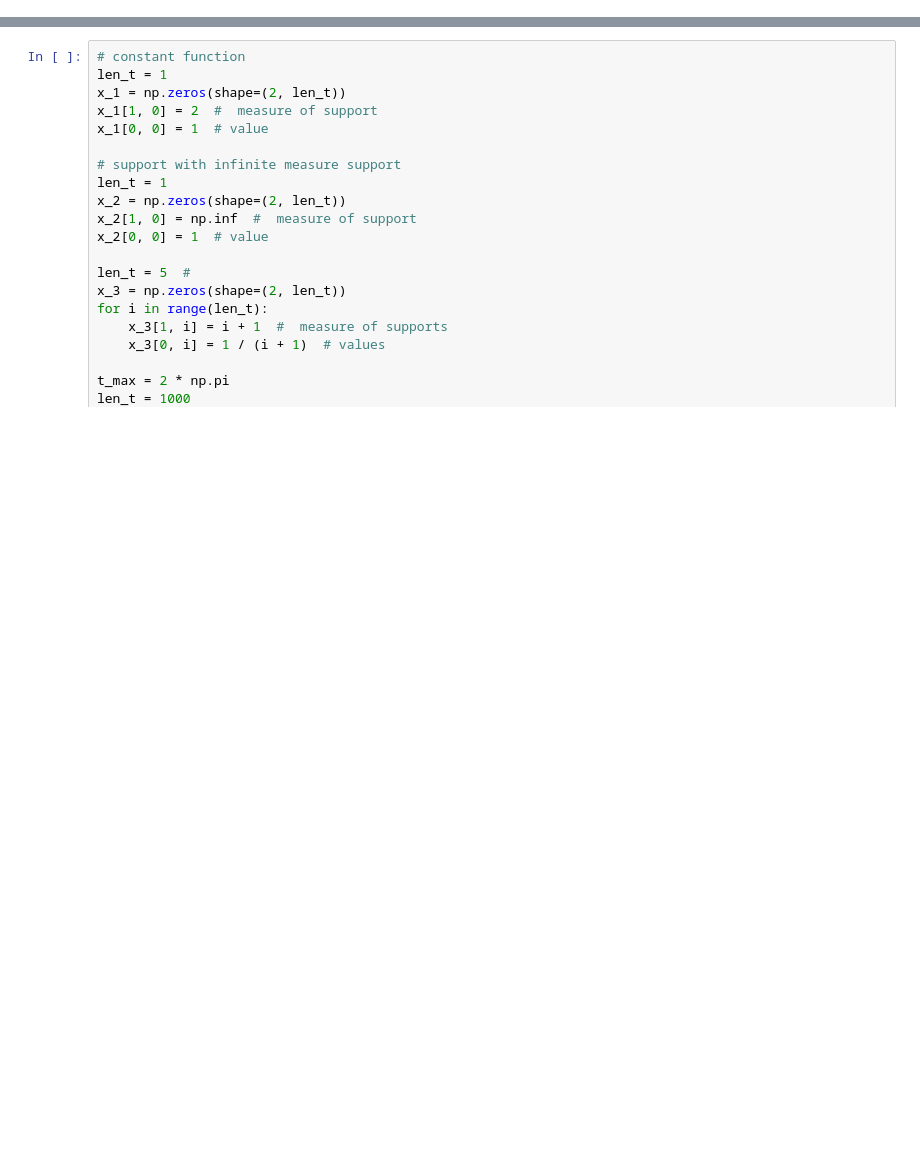
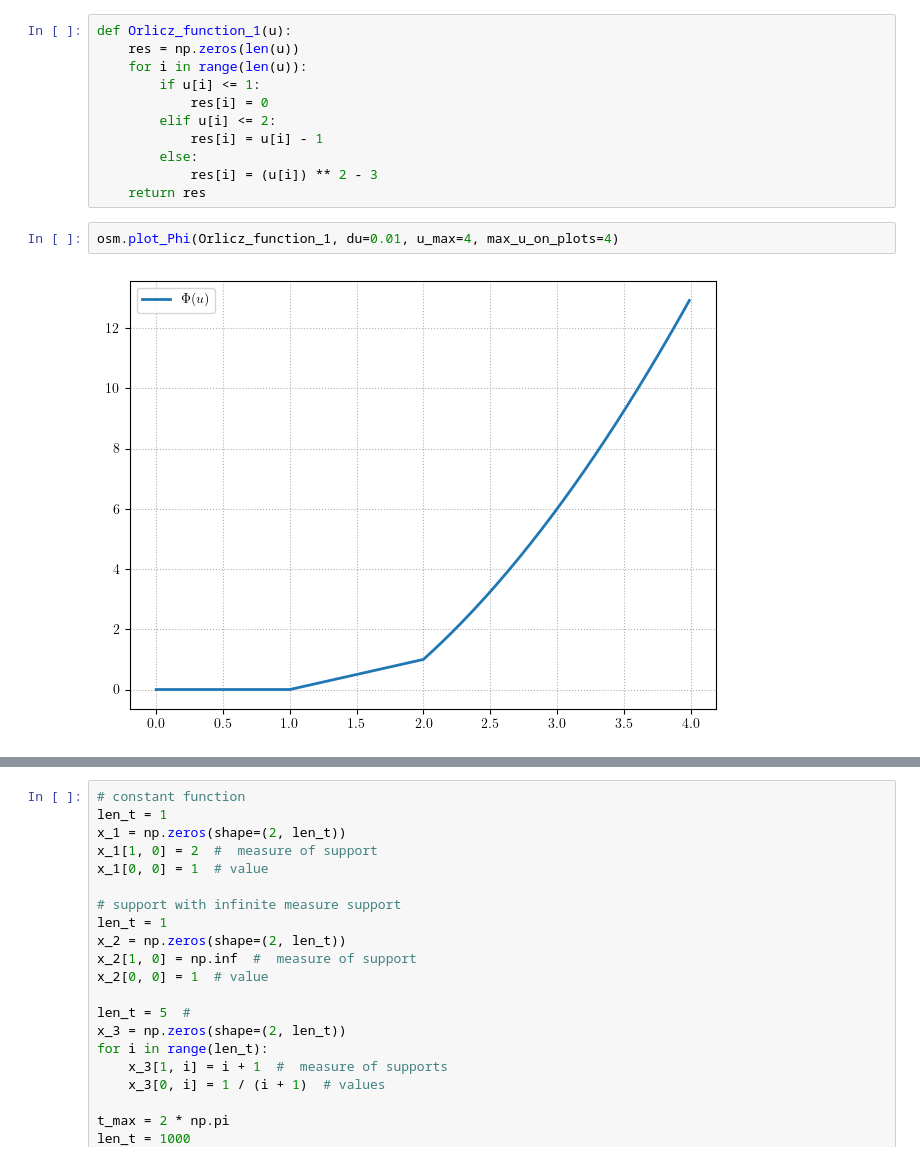
Before and after one commit to DyonOylloug/numerical_function_spaces, a Jupyter notebook: docs/norms.ipynb, the cells around one changed output, grey strips where cells are left out. Drawn from its saved outputs; the diff is of its cells as text; blank space fills up the shorter version.

```diff
--- a/docs/norms.ipynb
+++ b/docs/norms.ipynb
@@ -14,0 +29,15 @@ Define $x$ as simple function $x(t)=\sum_{i=0}^{len\_t - 1} a_i \chi_{A_i}(t)$ a
+# %%
+def Orlicz_function_1(u):
+    res = np.zeros(len(u))
+    for i in range(len(u)):
+        if u[i] <= 1:
+            res[i] = 0
+        elif u[i] <= 2:
+            res[i] = u[i] - 1
+        else:
+            res[i] = (u[i]) ** 2 - 3
+    return res
+# %%
+osm.plot_Phi(Orlicz_function_1, du=0.01, u_max=4, max_u_on_plots=4)
+# %% [output]
+[figure, added]
```
Also changed, not shown: parts of 39 cells of this notebook, 2 other files.
